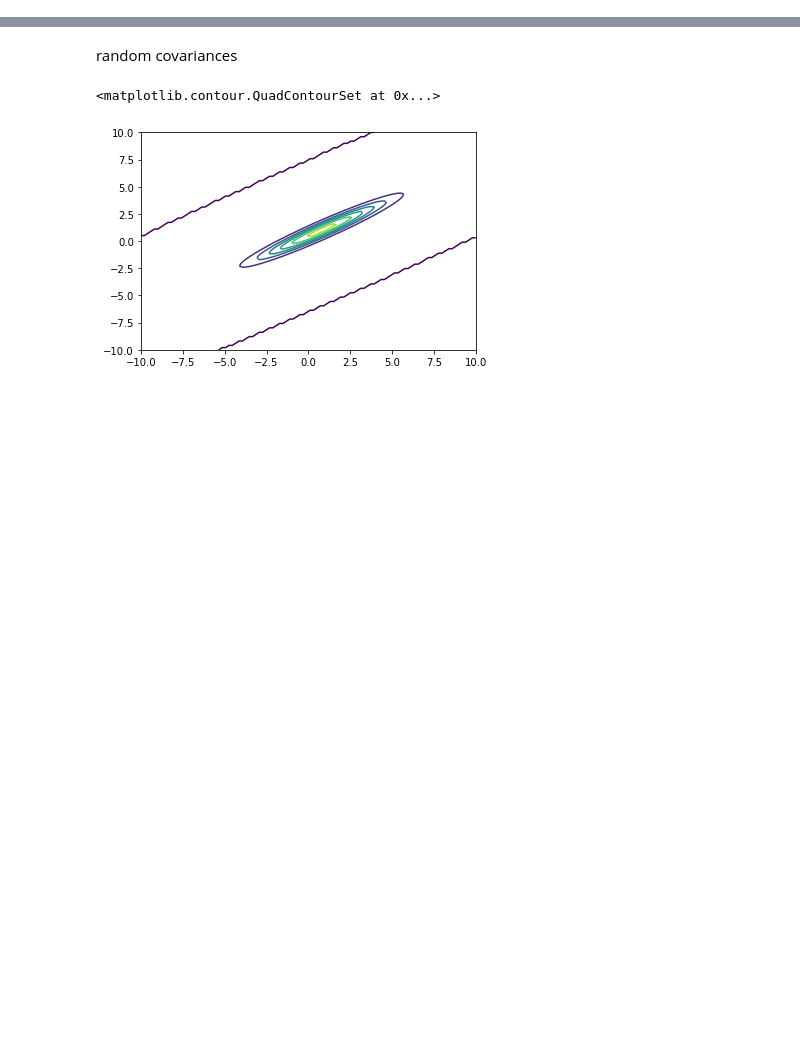
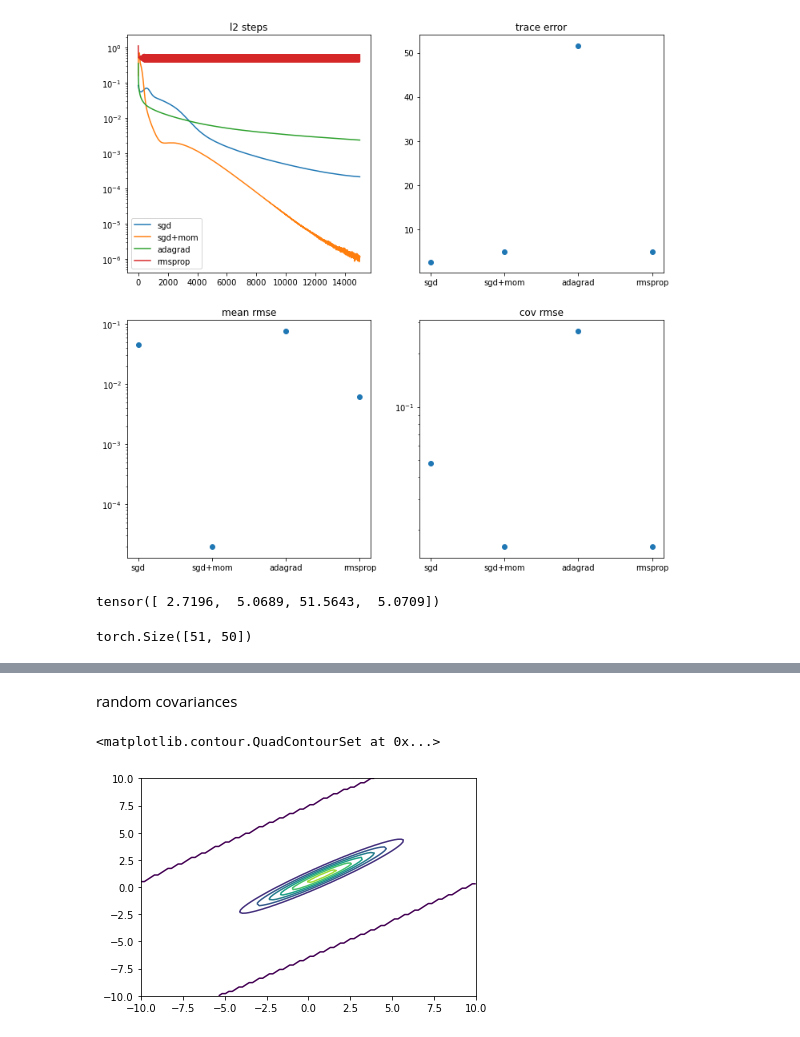
Before and after one commit to jthuemmel/linear_svgd, a Jupyter notebook: testing.ipynb, the cells around one changed output, grey strips where cells are left out. Cells and saved outputs as stored; diff of their text form; code cells hidden in the pictures; blank space fills up the shorter version.

```diff
--- a/testing.ipynb
+++ b/testing.ipynb
@@ -7,0 +217,28 @@ import my_funcs as my
+# %%
+mean_rmse = torch.zeros((len(optimizers),))
+cov_rmse = torch.zeros((len(optimizers),))
+trace_err = torch.zeros((len(optimizers),))
+
+fig,axs = plt.subplots(2,2,figsize=(12,12))
+for i,x in enumerate(x_lin):
+    c = my.estimate_cov(x[-1])
+    l2step = torch.linalg.norm(x[1:]-x[:-1],dim=(1,2))
+    mean_rmse[i] = torch.sqrt(torch.mean((torch.mean(x[-1],0)-p.mean)**2))
+    cov_rmse[i] = torch.sqrt(torch.mean((c - p.covariance_matrix)**2))
+    trace_err[i] = torch.abs(torch.trace(c - p.covariance_matrix))
+    axs[0,0].semilogy(l2step,label=names[i])
+    axs[0,0].legend()
+axs[0,0].set_title('l2 steps')
+axs[0,1].plot(names,trace_err,'o')
+axs[0,1].set_title('trace error')
+axs[1,0].semilogy(names,mean_rmse,'o')
+axs[1,0].set_title('mean rmse')
+axs[1,1].semilogy(names,cov_rmse,'o')
+axs[1,1].set_title('cov rmse')
+plt.show()
+# %% [output]
+[figure, added]
+# %%
+trace_err
+# %% [output]
+tensor([ 2.7196,  5.0689, 51.5643,  5.0709])
@@ -7,0 +270,4 @@ import my_funcs as my
+# %%
+Xs[0].shape
+# %% [output]
+torch.Size([51, 50])
```
Also changed, not shown: parts of 16 cells of this notebook, 1 other file.
